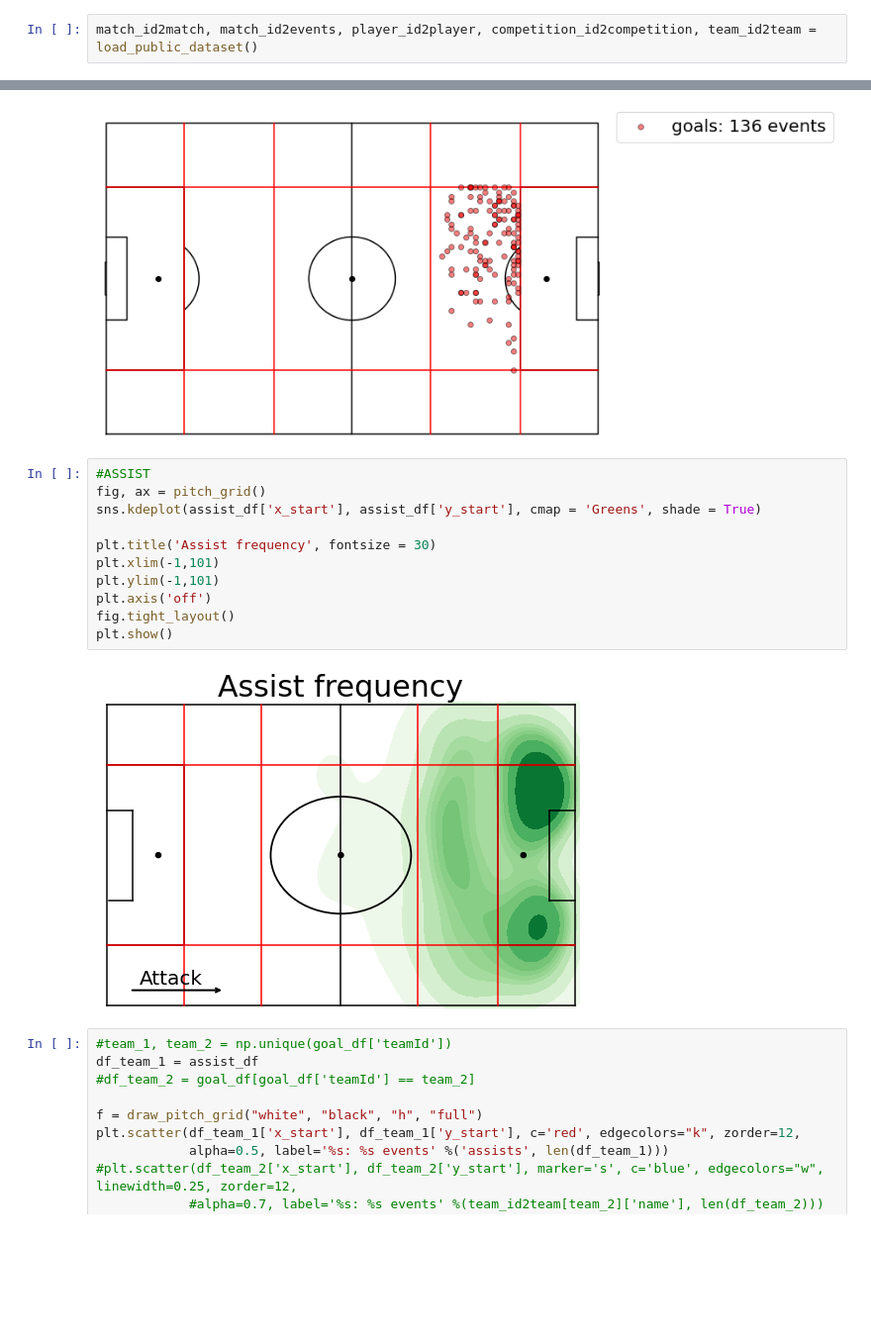
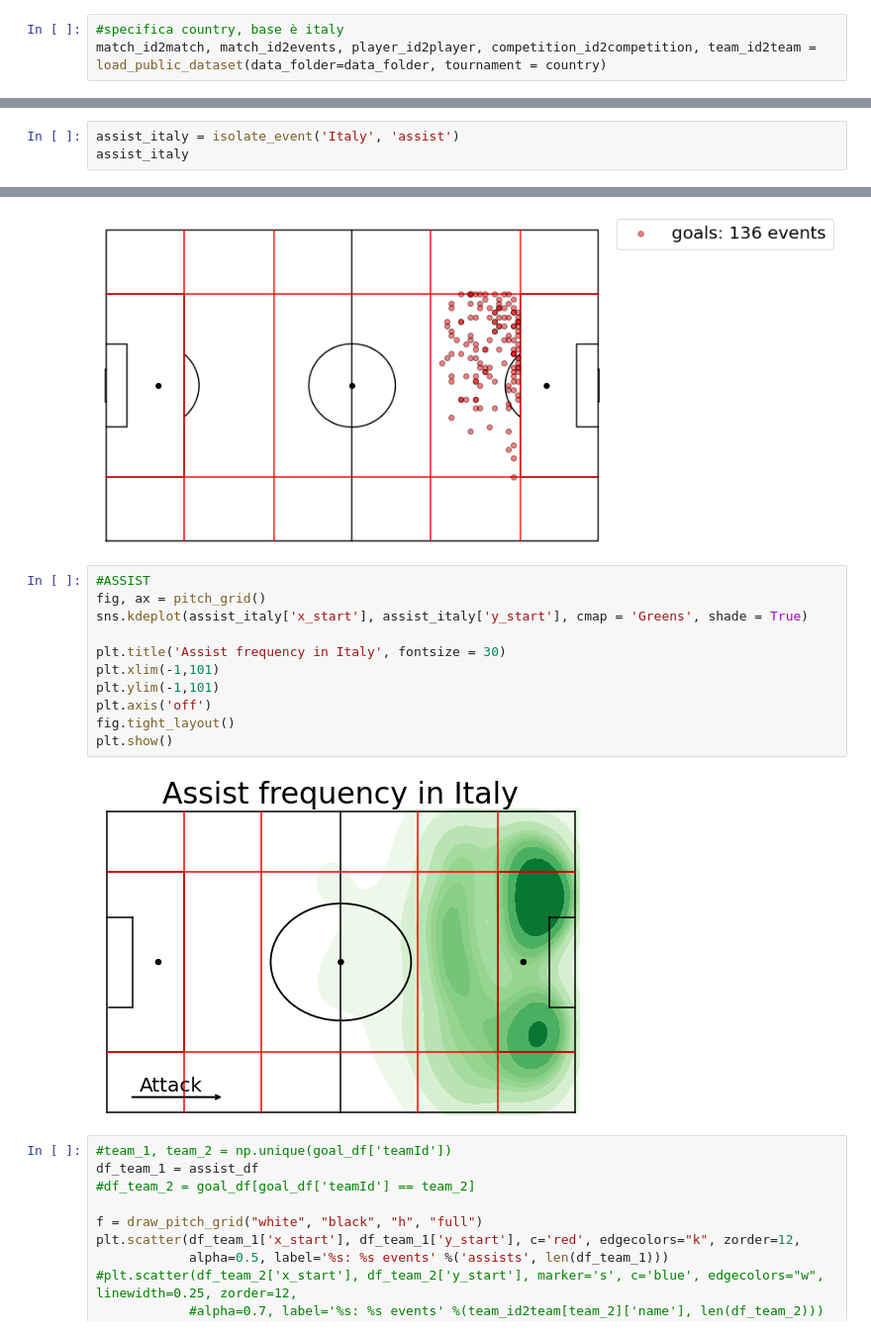
Before and after one commit to PasqualeGorrasi/Football-data, a Jupyter notebook: football pitch zone.ipynb, the cells around one changed output, grey strips where cells are left out. Shown at 99% size. Saved outputs shown, nothing was run; the diff lists cells and outputs as text; blank space fills up the shorter version.

```diff
--- a/football pitch zone.ipynb
+++ b/football pitch zone.ipynb
@@ -29,4 +29,5 @@ Downloading competitions data
 Downloading events data
 Download completed
 # %%
-match_id2match, match_id2events, player_id2player, competition_id2competition, team_id2team = load_public_dataset()
+#specifica country, base è italy
+match_id2match, match_id2events, player_id2player, competition_id2competition, team_id2team = load_public_dataset(data_folder=data_folder, tournament = country)
@@ -222,0 +149,3 @@ keypass_df
+# %%
+assist_italy = isolate_event('Italy', 'assist')
+assist_italy
@@ -286,16 +255,16 @@ plt.show()
 # %%
 #ASSIST
 fig, ax = pitch_grid()
-sns.kdeplot(assist_df['x_start'], assist_df['y_start'], cmap = 'Greens', shade = True)
+sns.kdeplot(assist_italy['x_start'], assist_italy['y_start'], cmap = 'Greens', shade = True)
 
-plt.title('Assist frequency', fontsize = 30)
+plt.title('Assist frequency in Italy', fontsize = 30)
 plt.xlim(-1,101)
 plt.ylim(-1,101)
 plt.axis('off')
 fig.tight_layout()
 plt.show()
 # %% [output]
-[figure, old version]
+[figure, new version]
 # %%
 #team_1, team_2 = np.unique(goal_df['teamId'])
 df_team_1 = assist_df
```
Also changed, not shown: parts of 21 cells of this notebook, 1 other file.
